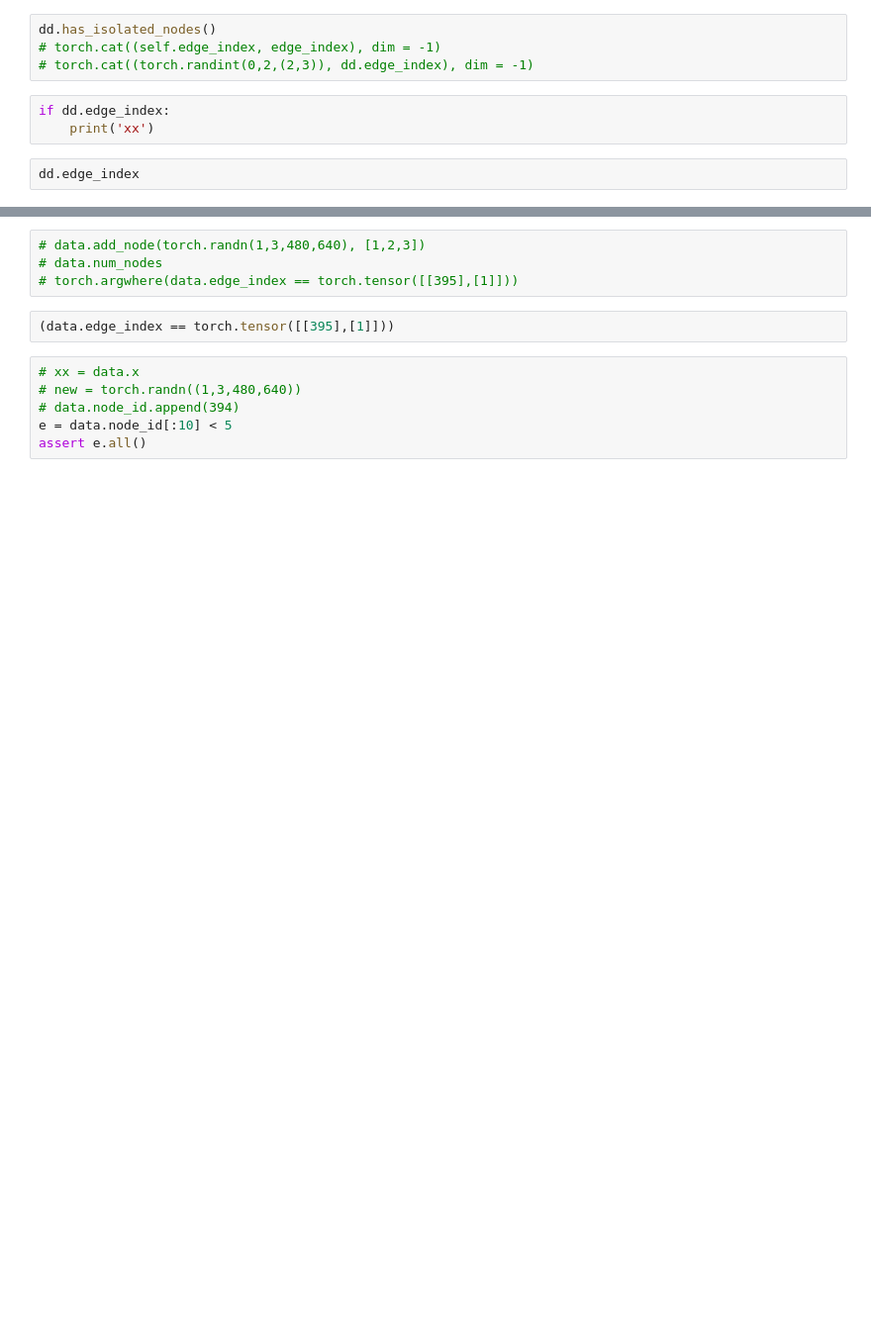
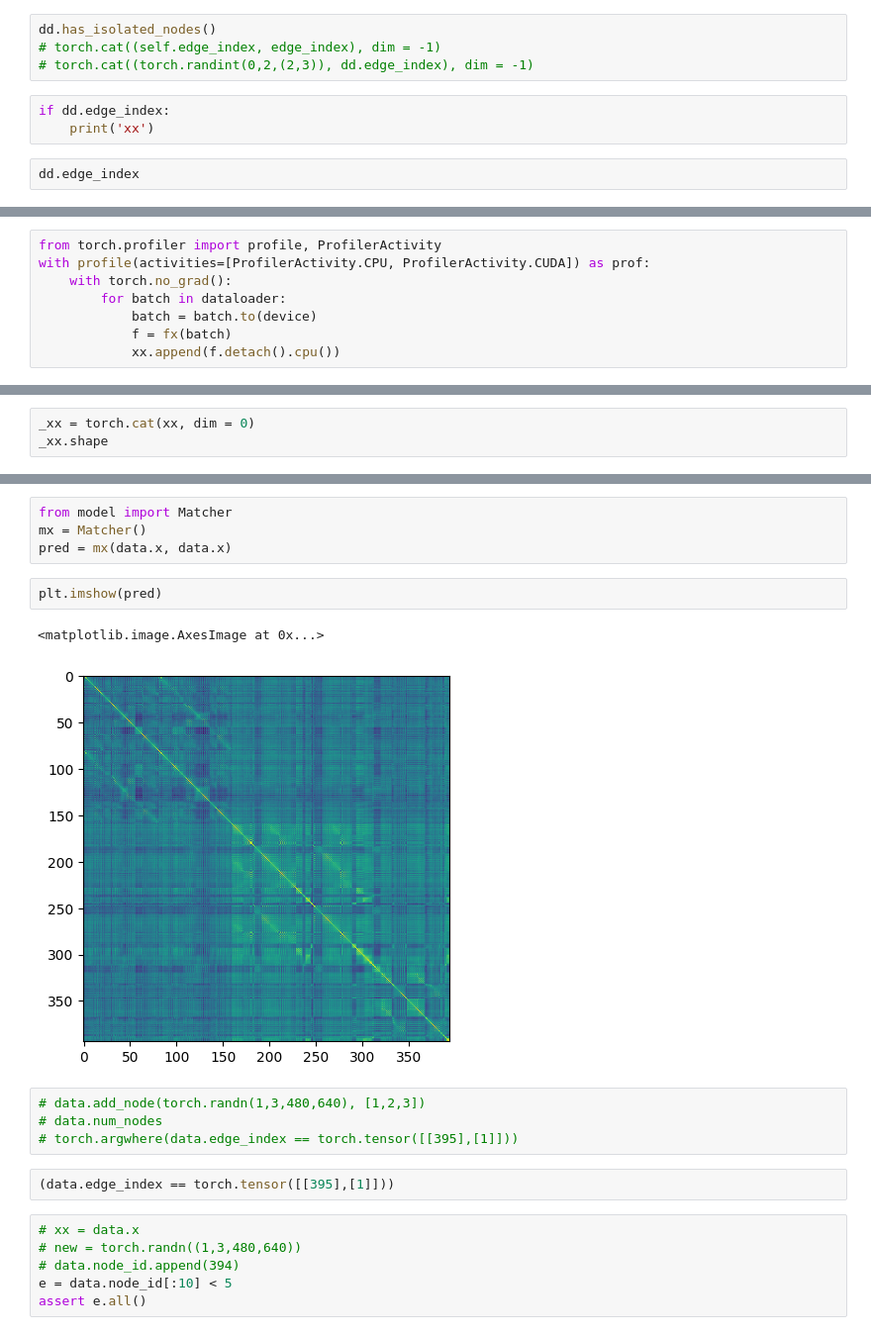
Before and after one commit to AbhiKhoyani/LCD, a Jupyter notebook: test.ipynb, the cells around one changed output, grey strips where cells are left out. Shown at 99% size. Drawn from its saved outputs; the diff is of its cells as text; blank space fills up the shorter version.

```diff
--- a/test.ipynb
+++ b/test.ipynb
@@ -202,0 +244,8 @@ n
+# %%
+from torch.profiler import profile, ProfilerActivity
+with profile(activities=[ProfilerActivity.CPU, ProfilerActivity.CUDA]) as prof:
+    with torch.no_grad():
+        for batch in dataloader:
+            batch = batch.to(device)
+            f = fx(batch)
+            xx.append(f.detach().cpu())
@@ -202,0 +284,3 @@ n
+# %%
+_xx = torch.cat(xx, dim = 0)
+_xx.shape
@@ -220,3 +347,12 @@ data
+# %%
+from model import Matcher
+mx = Matcher()
+pred = mx(data.x, data.x)
+# %%
+plt.imshow(pred)
+# %% [output]
+<matplotlib.image.AxesImage at 0x...>
+[figure, added]
 # %%
 # data.add_node(torch.randn(1,3,480,640), [1,2,3])
 # data.num_nodes
```
Also changed, not shown: parts of 36 cells of this notebook, 1 other file.
